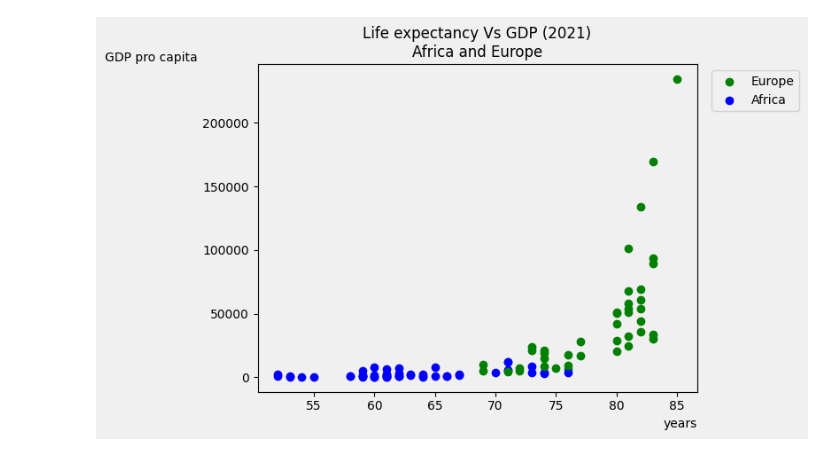
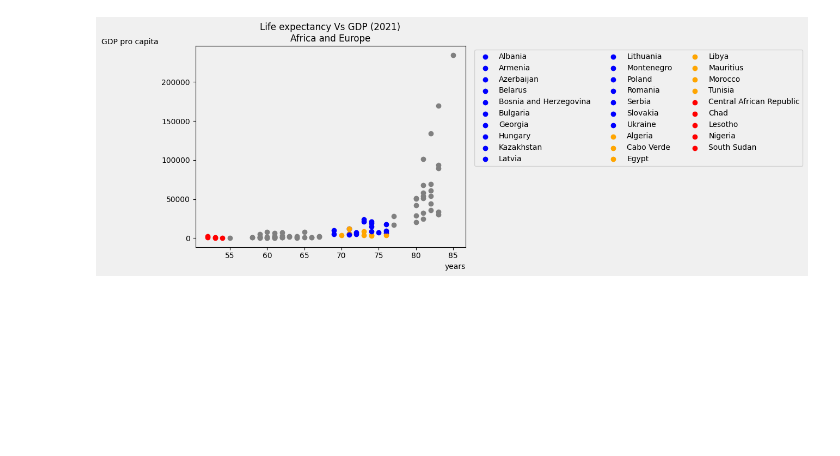
Before and after one commit to snohm/VS, a Jupyter notebook: Sorgenti/gdpVsLifeExp.ipynb, the cells around one changed output. Cells and saved outputs as stored; diff of their text form; code cells hidden in the pictures; blank space fills up the shorter version.

Commit message:
Europa Vs Africa, stati sovrapposti

```diff
--- a/Sorgenti/gdpVsLifeExp.ipynb
+++ b/Sorgenti/gdpVsLifeExp.ipynb
@@ -56,41 +56,58 @@ while lGdp != "" and lLe != "":
         #    plt.scatter(int(float(elemLe[3])), int(float(elemGdp[3])), label = elemGdp[0], color = "#006837")
         #
 
-        # divide stati in base al continente di appartenenza e al range di vita. Ogni fascia indicata attraveso un colore.
+        # divide stati in base al continente di appartenenza(europa-africa) e al range di vita. Ogni fascia indicata attraveso un colore. Altri stati in grigio
         #if elemLe[0] in europe:
         #    if 65 <= int(float(elemLe[3])) < 75:
         #        plt.scatter(int(float(elemLe[3])), int(float(elemGdp[3])), label = elemGdp[0], color = "#78c679")
         #    else:
         #        plt.scatter(int(float(elemLe[3])), int(float(elemGdp[3])), label = elemGdp[0], color = "#006837")
         #elif elemLe[0] in africa:
         #    if int(float(elemLe[3])) < 55:
         #        plt.scatter(int(float(elemLe[3])), int(float(elemGdp[3])), label = elemGdp[0], color = "#f03b20")
         #    elif 55 <= int(float(elemLe[3])) < 65:
         #        plt.scatter(int(float(elemLe[3])), int(float(elemGdp[3])), label = elemGdp[0], color = "#fe9929")
         #    else:
         #        plt.scatter(int(float(elemLe[3])), int(float(elemGdp[3])), label = elemGdp[0], color = "#d9f0a3")
         #else:
         #    plt.scatter(int(float(elemLe[3])), int(float(elemGdp[3])), color = 'gray')
         #
 
-        # divide in europa e asia, ignora il resto
-        if elemLe[0] in europe:
-            plt.scatter(int(float(elemLe[3])), int(float(elemGdp[3])), color = "green")
-        elif elemLe[0] in africa:
-            plt.scatter(int(float(elemLe[3])), int(float(elemGdp[3])), color = "blue")
+        # divide in europa e africa, ignora il resto
+        #if elemLe[0] in europe:
+        #    plt.scatter(int(float(elemLe[3])), int(float(elemGdp[3])), color = "blue")
+        #elif elemLe[0] in africa:
+        #    plt.scatter(int(float(elemLe[3])), int(float(elemGdp[3])), color = "orange")
         #
+
+        # evidenzia: gli stati europei ed aficani sovrapposti e gli stati con lifeExp sotto a 55
+        if (elemLe[0] in europe or elemLe[0] in africa) and (67 < int(float(elemLe[3])) and int(float(elemLe[3])) < 77):
+            if elemLe[0] in europe:
+                plt.scatter(int(float(elemLe[3])), int(float(elemGdp[3])), label = elemGdp[0], color = "blue")
+            else:
+                plt.scatter(int(float(elemLe[3])), int(float(elemGdp[3])), label = elemGdp[0], color = "orange")
+        elif (elemLe[0] in europe or elemLe[0] in africa) and int(float(elemLe[3])) < 55:
+            plt.scatter(int(float(elemLe[3])), int(float(elemGdp[3])), label = elemGdp[0], color = "red")
+        elif elemLe[0] in europe or elemLe[0] in africa:
+            plt.scatter(int(float(elemLe[3])), int(float(elemGdp[3])), color = 'gray')
+        #
+
         lLe = fLe.readline()
         elemLe = lLe.split(",")
     else:
         lLe = fLe.readline()
         elemLe = lLe.split(",")
 fGdp.close()
 fLe.close()
 
-plt.legend(["Europe", "Africa"], ncol = 1, bbox_to_anchor=(1.02, 1), loc='upper left', facecolor = graphColor)
+order = [0,2,3,4,5,6,11,12,13,14,17,19,22,23,24,26,29,1,7,10,16,18,20,28,8,9,15,21,27]
+handles, labels = plt.gca().get_legend_handles_labels()
+plt.legend([handles[i] for i in order], [labels[i] for i in order], ncol = 3, bbox_to_anchor=(1.02, 1), loc='upper left', facecolor = graphColor)
+
+#plt.legend( ncol = 3, bbox_to_anchor=(1.02, 1), loc='upper left', facecolor = graphColor)
 plt.title("Life expectancy Vs GDP (2021)\nAfrica and Europe")
 plt.xlabel("years", loc='right')
 plt.ylabel("GDP pro capita", rotation='horizontal', loc = 'top')
 plt.show()
 # %% [output]
-[figure, old version]
+[figure, new version]
```
